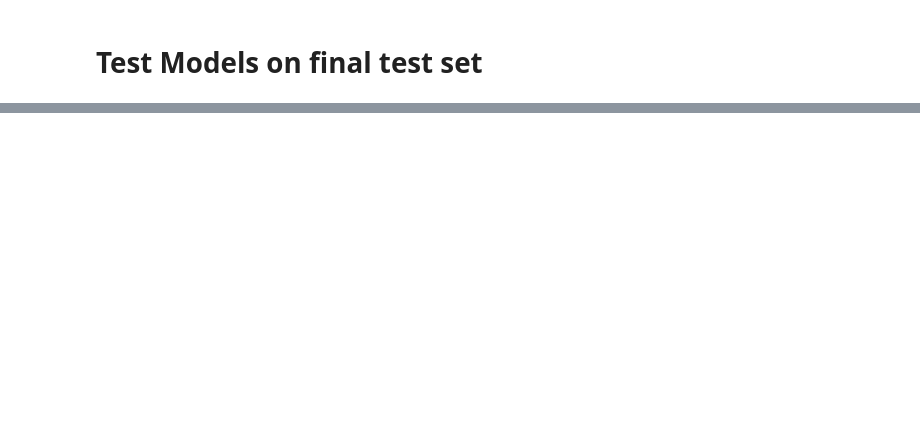
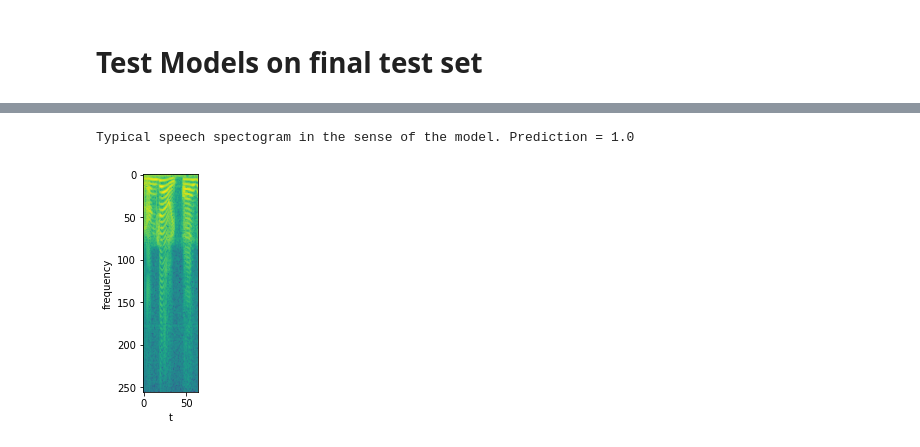
Before and after one commit to MarcoSteuri/music_speech_classification, a Jupyter notebook: NN_sound_classification.ipynb, the cells around one changed output, grey strips where cells are left out. Saved outputs shown, nothing was run; the diff lists cells and outputs as text; code cells hidden in the pictures; blank space fills up the shorter version.

```diff
--- a/NN_sound_classification.ipynb
+++ b/NN_sound_classification.ipynb
@@ -576,0 +552,12 @@ type(test_ds)
+# %%
+#Plot the spectrogram with the hightest probablitity for speech according to the model
+indexMax = classes_num.index(max(classes_num))
+
+print(f"Typical {classes_true_label[indexMax]} spectogram in the sense of the model. Prediction = {classes_num[indexMax]}")
+plt.imshow(sounds[indexMax].numpy().T)
+plt.xlabel('t')
+plt.ylabel('frequency')
+plt.show;
+# %% [output]
+Typical speech spectogram in the sense of the model. Prediction = 1.0
+[figure, added]
```
Also changed, not shown: parts of 30 cells of this notebook.
